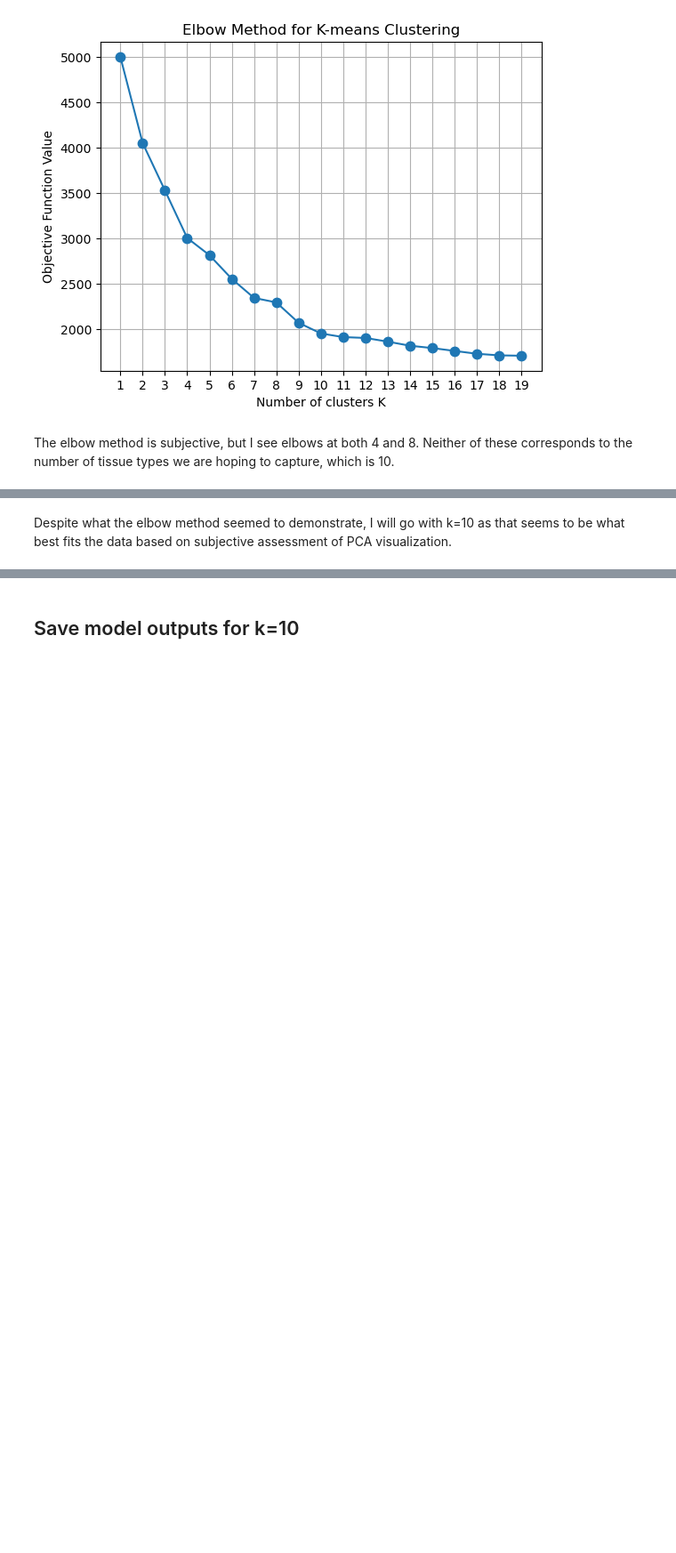
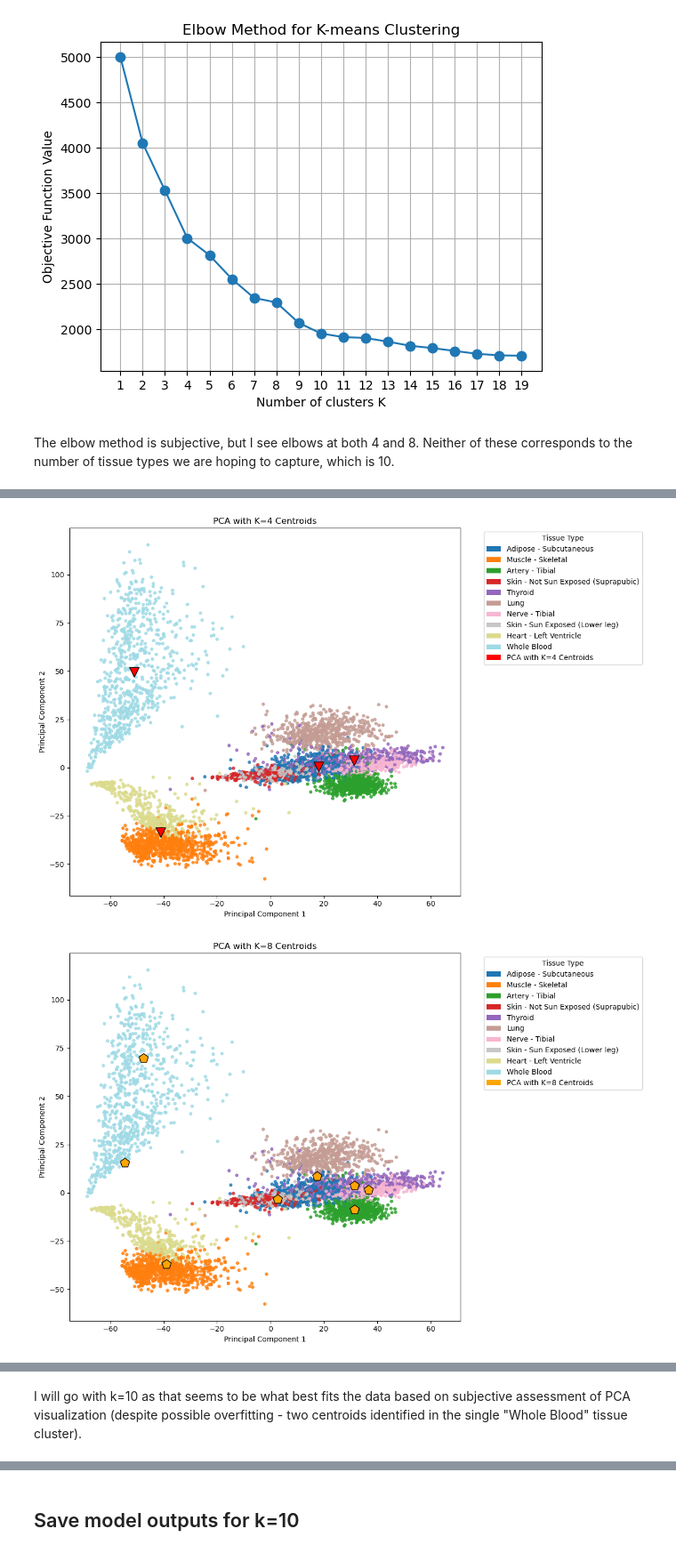
Before and after one commit to graceakatsu/cu-cpbs-7602, a Jupyter notebook: assignment01/02_cluster_analysis_k_means.ipynb, the cells around one changed output, grey strips where cells are left out. Shown at 89% size. Saved outputs shown, nothing was run; the diff lists cells and outputs as text; code cells hidden in the pictures; blank space fills up the shorter version.

```diff
--- a/assignment01/02_cluster_analysis_k_means.ipynb
+++ b/assignment01/02_cluster_analysis_k_means.ipynb
@@ -174,0 +156,72 @@ plt.show()
+# %%
+# Map tissue types to numerical values for coloring
+tissues = data["Tissue"].unique().tolist()
+tissue_to_num = {t: i for i, t in enumerate(tissues)}
+tissue_numbers = data["Tissue"].map(tissue_to_num).tolist()
+
+# Use a colormap with enough distinct colors
+cmap = plt.cm.get_cmap("tab20", len(tissues))
+
+# Create legend handles
+legend_handles = [
+    Patch(facecolor=cmap(i), label=tissues[i])
+    for i in range(len(tissues))
+]
+# %%
+# Helper function to generate PCA scatter with one centroid set
+def plot_pca_with_centroids(centroids, title, centroid_color, marker):
+    plt.figure(figsize=(12, 8))
+
+    # PCA data points colored by tissue origin
+    plt.scatter(
+        data_pca[:, 0], data_pca[:, 1],
+        c=tissue_numbers, cmap=cmap,
+        s=14, alpha=0.8, label="Data Points"
+    )
+
+    # Plot centroid markers
+    plt.scatter(
+        centroids[:, 0], centroids[:, 1],
+        c=centroid_color, s=180, marker=marker,
+        edgecolors="black", label=title
+    )
+
+    # Add the tissue-type legend
+    plt.legend(
+        handles=legend_handles + [Patch(facecolor=centroid_color, label=title)],
+        bbox_to_anchor=(1.05, 1), loc="upper left",
+        title="Tissue Type"
+    )
+
+    plt.title(title)
+    plt.xlabel("Principal Component 1")
+    plt.ylabel("Principal Component 2")
+    plt.tight_layout()
+    plt.show()
+
+# Plot 1: K=4 Centroids
+plot_pca_with_centroids(
+    centroids_K4_pca,
+    title="PCA with K=4 Centroids",
+    centroid_color="red",
+    marker="v"
+)
+
+# Plot 2: K=8 Centroids
+plot_pca_with_centroids(
+    centroids_K8_pca,
+    title="PCA with K=8 Centroids",
+    centroid_color="orange",
+    marker="p"
+)
+
+# Plot 3: K=10 Centroids
+plot_pca_with_centroids(
+    centroids_K10_pca,
+    title="PCA with K=10 Centroids",
+    centroid_color="yellow",
+    marker="D"
+)
+# %% [output]
+[figure, added]
+[figure, added]
@@ -175,2 +229,2 @@ plt.show()
 # %% [markdown]
-Despite what the elbow method seemed to demonstrate, I will go with k=10 as that seems to be what best fits the data based on subjective assessment of PCA visualization.
+I will go with k=10 as that seems to be what best fits the data based on subjective assessment of PCA visualization (despite possible overfitting - two centroids identified in the single "Whole Blood" tissue cluster).
```
Also changed, not shown: parts of 11 cells of this notebook, 2 other files.
